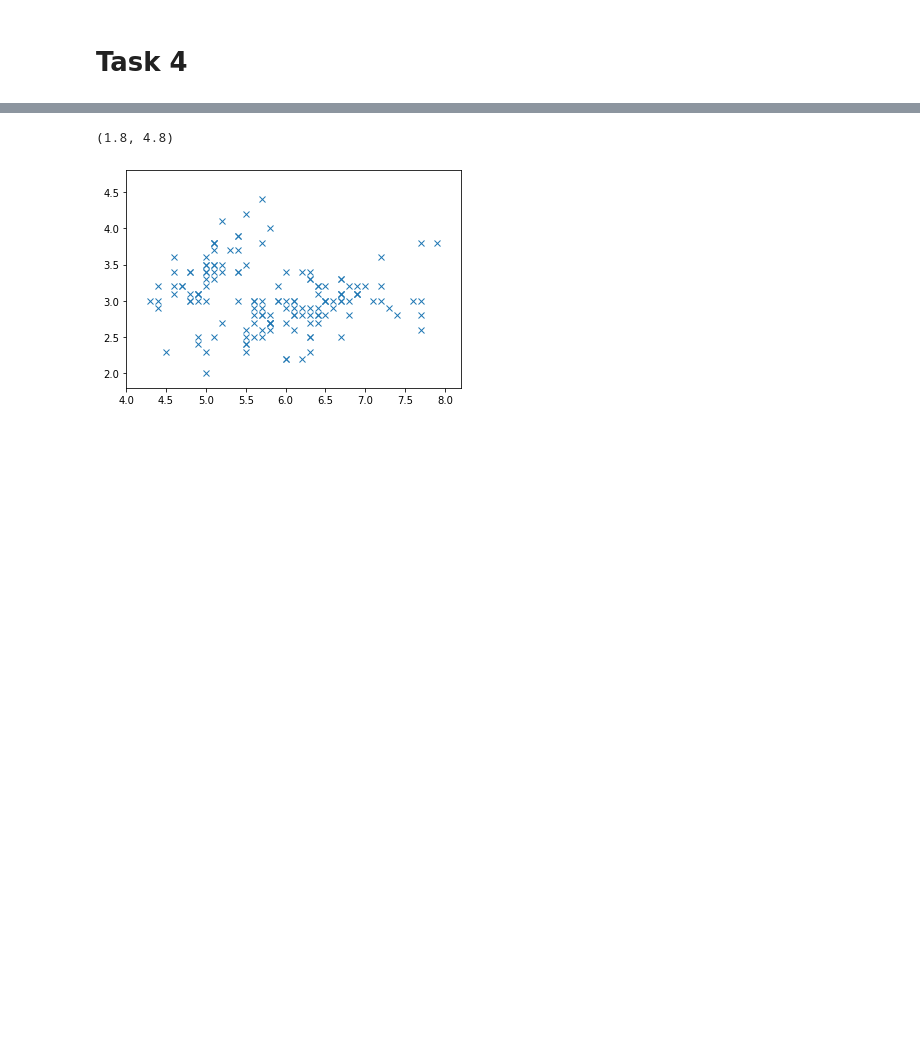
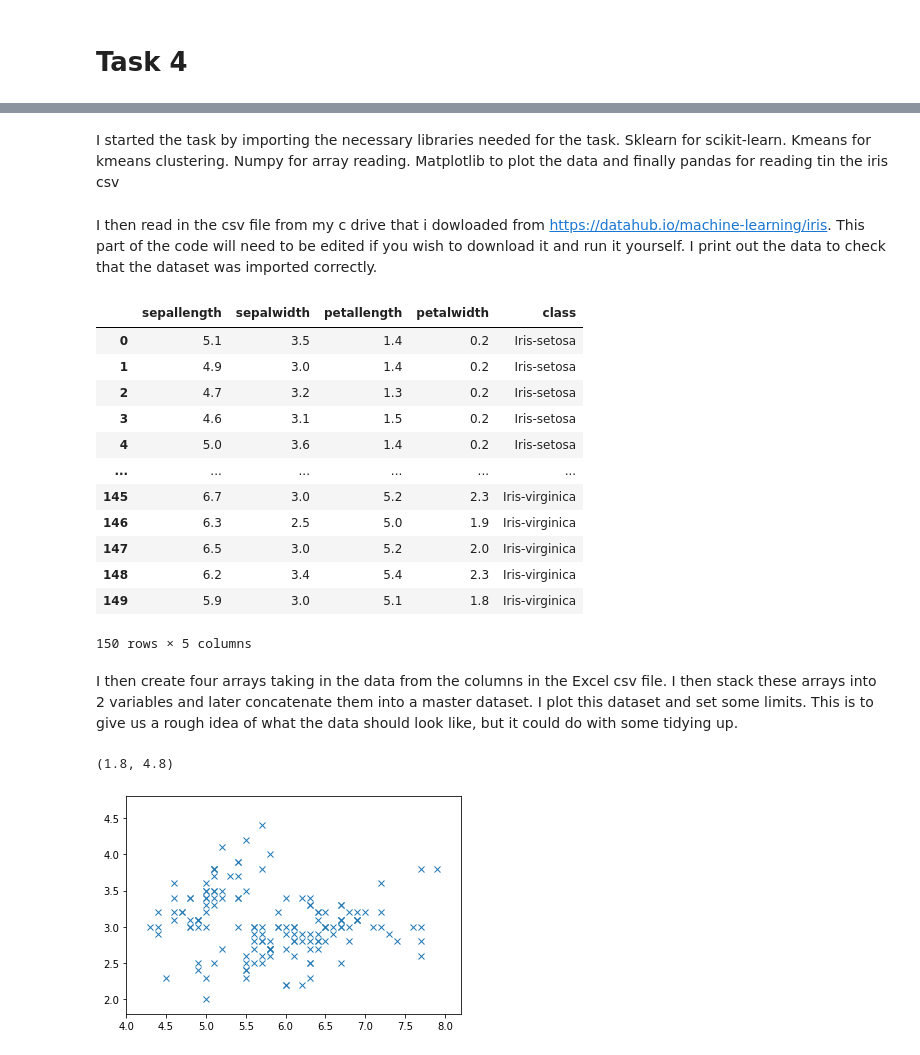
Before and after one commit to CathalDonohoe/EmergingTechTaskProject, a Jupyter notebook: Tasks.ipynb, the cells around one changed output, grey strips where cells are left out. Cells and saved outputs as stored; diff of their text form; code cells hidden in the pictures; blank space fills up the shorter version.

```diff
--- a/Tasks.ipynb
+++ b/Tasks.ipynb
@@ -163,3 +293,5 @@ In this task we are required to use Scikit-learn to apply k-means clustering to
+# %% [markdown]
+I started the task by importing the necessary libraries needed for the task. Sklearn for scikit-learn. Kmeans for kmeans clustering. Numpy for array reading. Matplotlib to plot the data and finally pandas for reading tin the iris csv
 # %%
 #importing the libraries
 from sklearn.cluster import KMeans
@@ -167,4 +299,27 @@ import sklearn.cluster as skcl
 import numpy as np
 import matplotlib.pyplot as plt
 import pandas as pd
+# %% [markdown]
+I then read in the  csv file from my c drive that i dowloaded from https://datahub.io/machine-learning/iris. This part of the code will need to be edited if you wish to download it and run it yourself. I print out the data to check that the dataset was imported correctly.
+# %%
+#reading in the iris.csv from c drive
+Iris = pd.read_csv('C:/Users/Owner/Desktop/College/Emerging Tech/FinalProject/EmergingTechTaskProject/iris_csv.csv')
+#printing the csv data
+Iris
+# %% [output]
+|  | sepallength | sepalwidth | petallength | petalwidth | class |
+| 0 | 5.1 | 3.5 | 1.4 | 0.2 | Iris-setosa |
+| 1 | 4.9 | 3.0 | 1.4 | 0.2 | Iris-setosa |
+| 2 | 4.7 | 3.2 | 1.3 | 0.2 | Iris-setosa |
+| 3 | 4.6 | 3.1 | 1.5 | 0.2 | Iris-setosa |
+| 4 | 5.0 | 3.6 | 1.4 | 0.2 | Iris-setosa |
+| ... | ... | ... | ... | ... | ... |
+| 145 | 6.7 | 3.0 | 5.2 | 2.3 | Iris-virginica |
+| 146 | 6.3 | 2.5 | 5.0 | 1.9 | Iris-virginica |
+| 147 | 6.5 | 3.0 | 5.2 | 2.0 | Iris-virginica |
+| 148 | 6.2 | 3.4 | 5.4 | 2.3 | Iris-virginica |
+| 149 | 5.9 | 3.0 | 5.1 | 1.8 | Iris-virginica |
+150 rows × 5 columns
+# %% [markdown]
+I then create four arrays taking in the data from the columns in the Excel csv file. I then stack these arrays into 2 variables and later concatenate them into a master dataset. I plot this dataset and set some limits. This is to give us a rough idea of what the data should look like, but it could do with some tidying up.
 # %%
```
Also changed, not shown: parts of 52 cells of this notebook, 1 other file.
